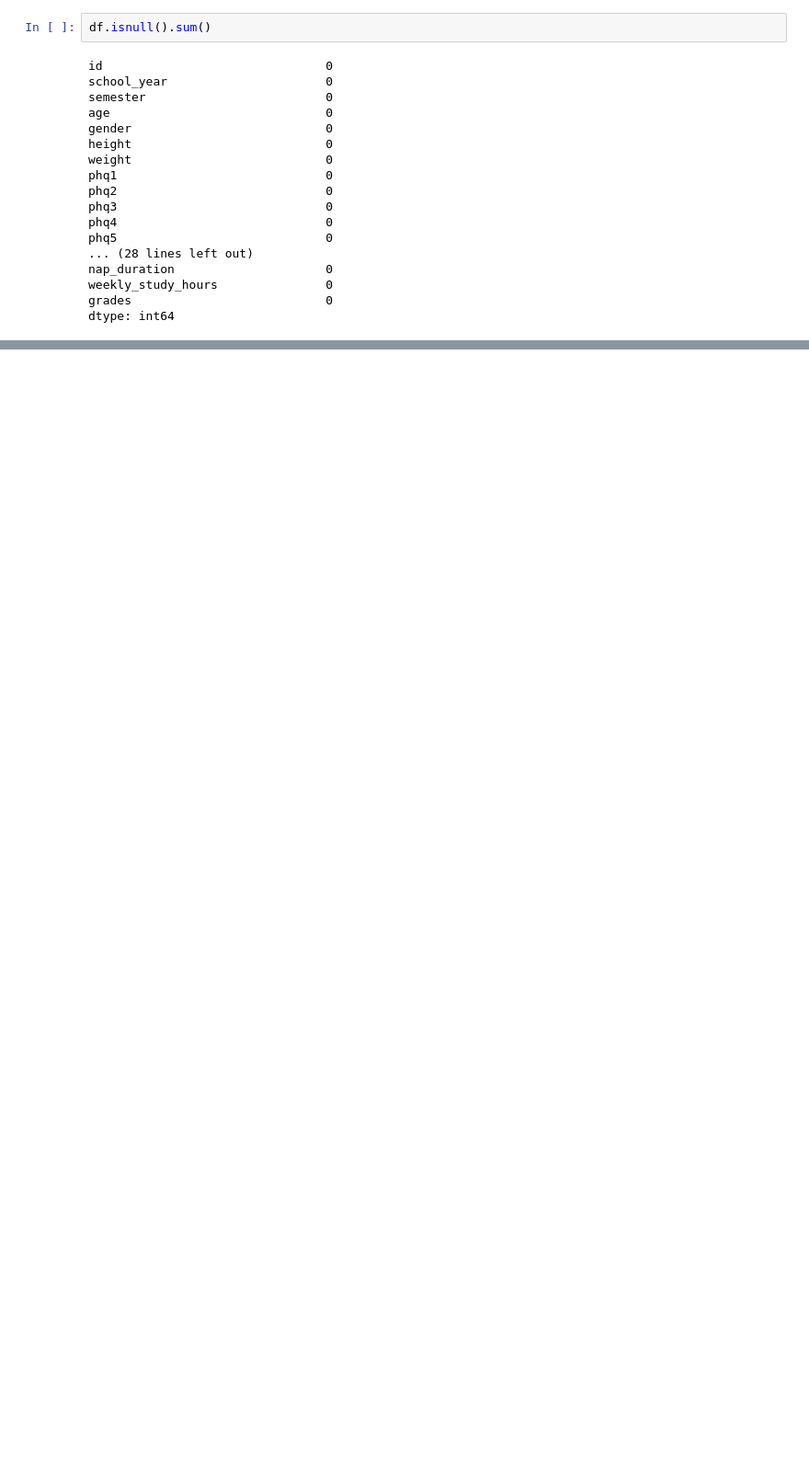
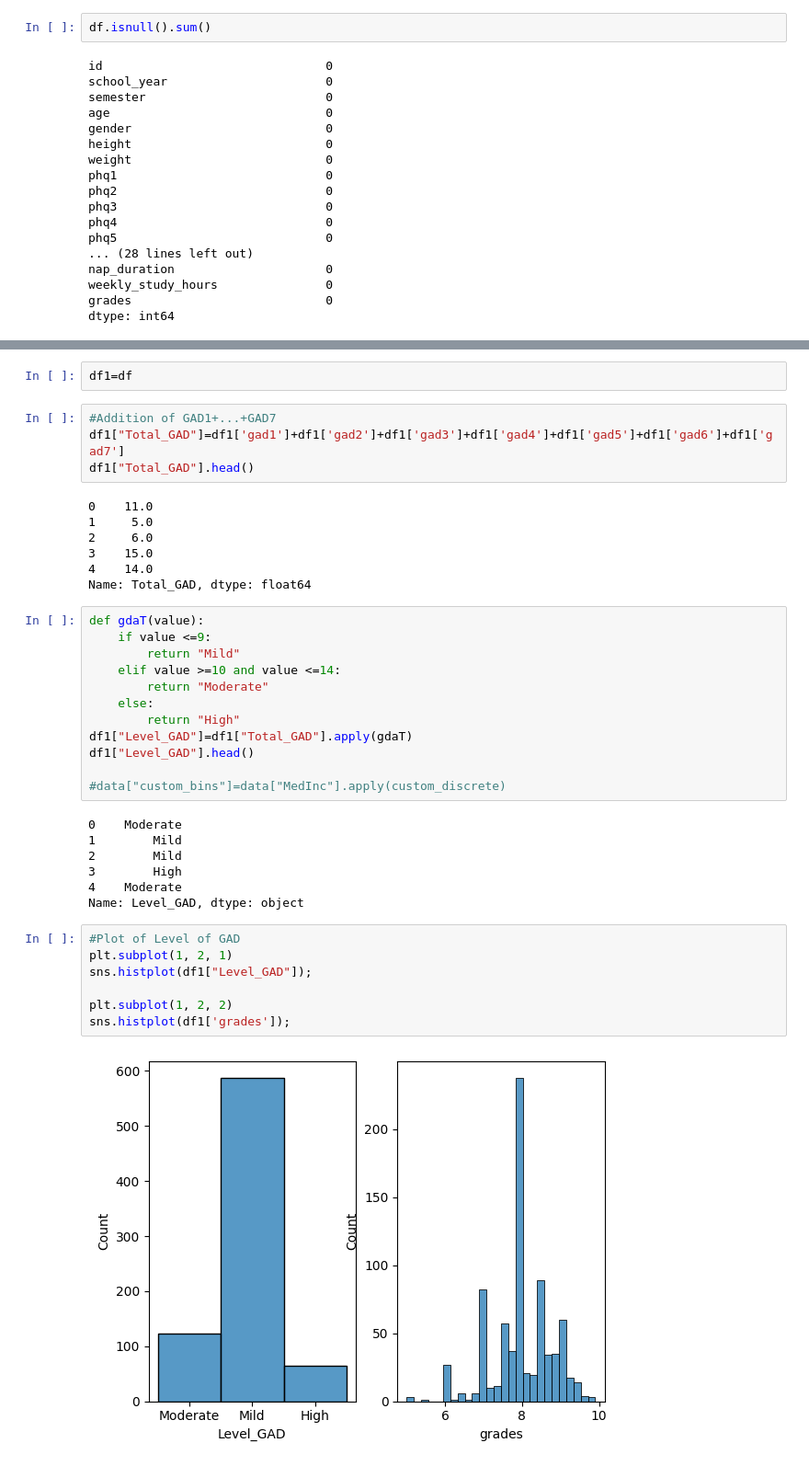
Before and after one commit to 2026726-dotcom/STDA, a Jupyter notebook: CA2.ipynb, the cells around one changed output, grey strips where cells are left out. Shown at 92% size. Drawn from its saved outputs; the diff is of its cells as text; blank space fills up the shorter version.

```diff
--- a/CA2.ipynb
+++ b/CA2.ipynb
@@ -350,0 +328,41 @@ plt.show()
+# %%
+df1=df
+# %%
+#Addition of GAD1+...+GAD7
+df1["Total_GAD"]=df1['gad1']+df1['gad2']+df1['gad3']+df1['gad4']+df1['gad5']+df1['gad6']+df1['gad7']
+df1["Total_GAD"].head()
+# %% [output]
+0    11.0
+1     5.0
+2     6.0
+3    15.0
+4    14.0
+Name: Total_GAD, dtype: float64
+# %%
+def gdaT(value):
+    if value <=9:
+        return "Mild"
+    elif value >=10 and value <=14:
+        return "Moderate"
+    else:
+        return "High"
+df1["Level_GAD"]=df1["Total_GAD"].apply(gdaT)
+df1["Level_GAD"].head()
+
+#data["custom_bins"]=data["MedInc"].apply(custom_discrete)
+# %% [output]
+0    Moderate
+1        Mild
+2        Mild
+3        High
+4    Moderate
+Name: Level_GAD, dtype: object
+# %%
+#Plot of Level of GAD
+plt.subplot(1, 2, 1)
+sns.histplot(df1["Level_GAD"]);
+
+plt.subplot(1, 2, 2)
+sns.histplot(df1['grades']);
+# %% [output]
+[figure, added]
```
Also changed, not shown: parts of 24 cells of this notebook.
